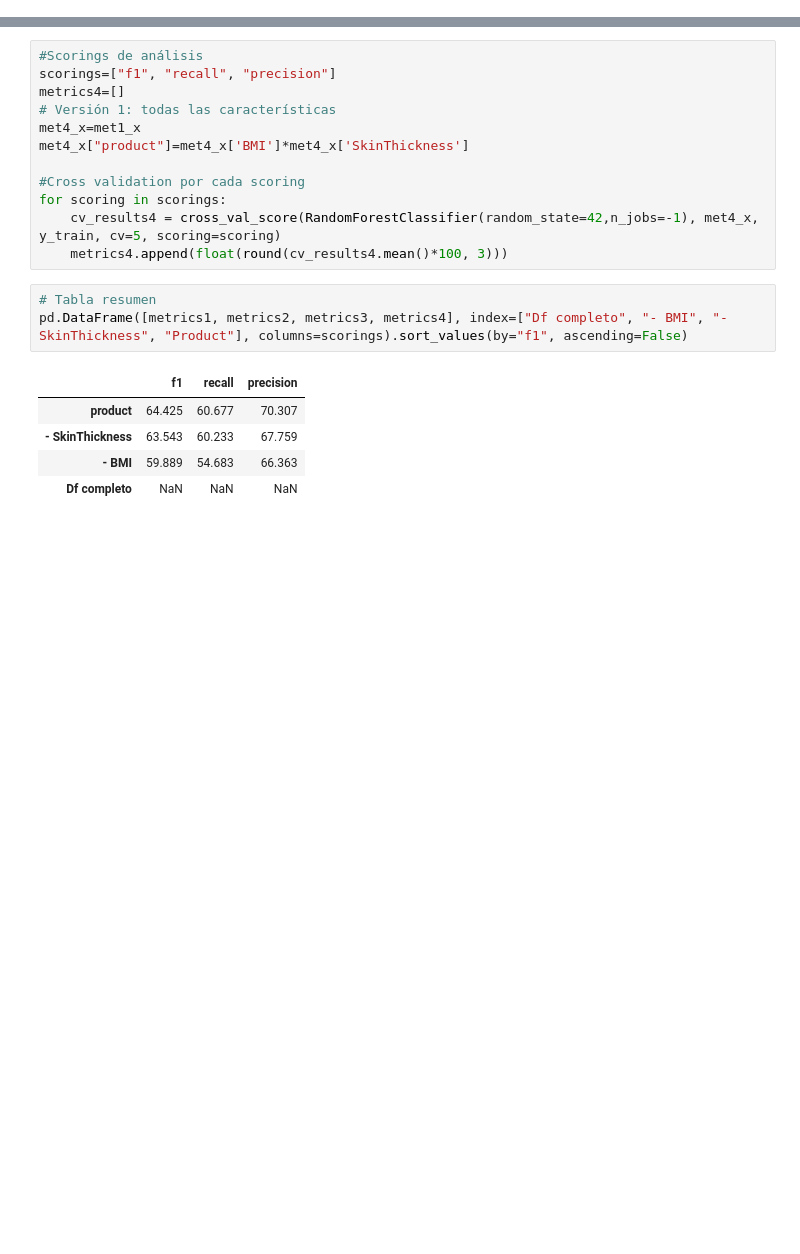
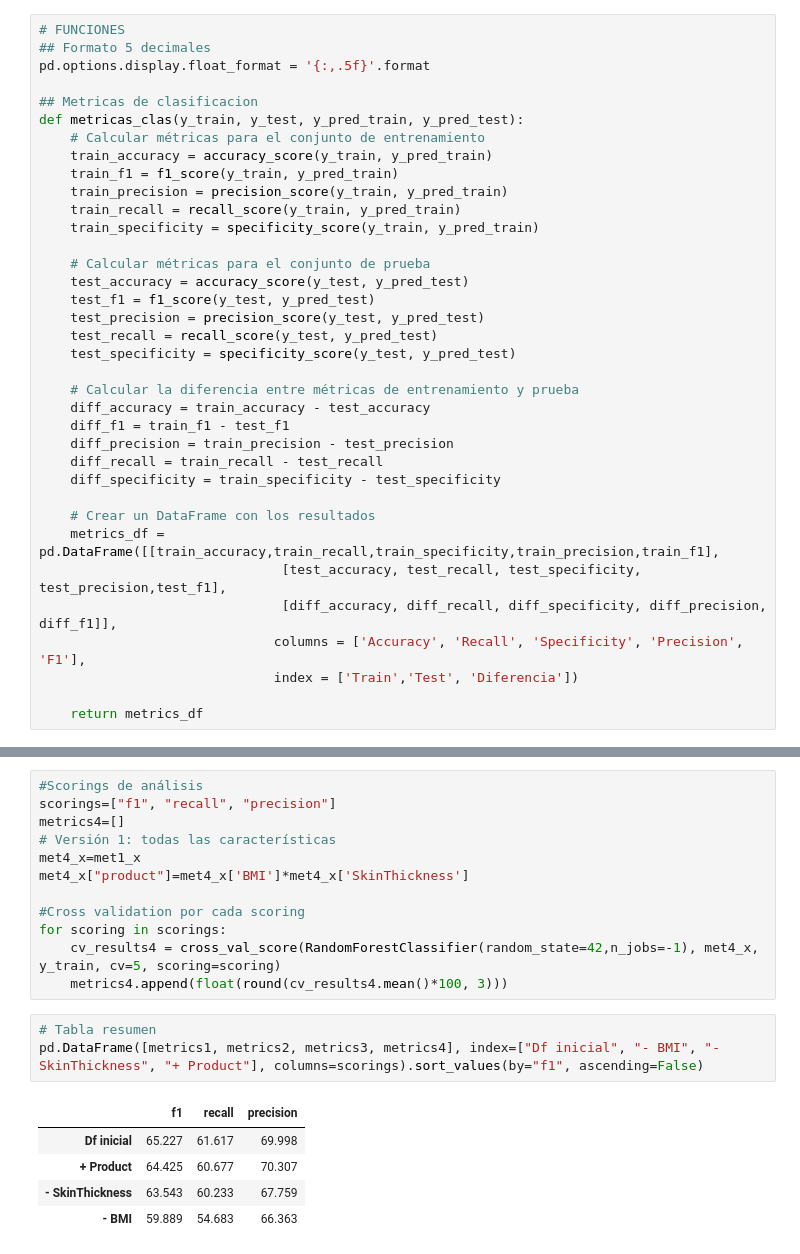
Before and after one commit to jjimvar/intro-ml, a Jupyter notebook: src/04-decission-tree.ipynb, the cells around one changed output, grey strips where cells are left out. Drawn from its saved outputs; the diff is of its cells as text; blank space fills up the shorter version.

```diff
--- a/src/04-decission-tree.ipynb
+++ b/src/04-decission-tree.ipynb
@@ -20,3 +23,39 @@ from sklearn.preprocessing import RobustScaler
+# %%
+# FUNCIONES
+## Formato 5 decimales
+pd.options.display.float_format = '{:,.5f}'.format
+
+## Metricas de clasificacion
+def metricas_clas(y_train, y_test, y_pred_train, y_pred_test):
+    # Calcular métricas para el conjunto de entrenamiento
+    train_accuracy = accuracy_score(y_train, y_pred_train)
+    train_f1 = f1_score(y_train, y_pred_train)
+    train_precision = precision_score(y_train, y_pred_train)
+    train_recall = recall_score(y_train, y_pred_train)
+    train_specificity = specificity_score(y_train, y_pred_train)
+
+    # Calcular métricas para el conjunto de prueba
+    test_accuracy = accuracy_score(y_test, y_pred_test)
+    test_f1 = f1_score(y_test, y_pred_test)
+    test_precision = precision_score(y_test, y_pred_test)
+    test_recall = recall_score(y_test, y_pred_test)
+    test_specificity = specificity_score(y_test, y_pred_test)
+
+    # Calcular la diferencia entre métricas de entrenamiento y prueba
+    diff_accuracy = train_accuracy - test_accuracy
+    diff_f1 = train_f1 - test_f1
+    diff_precision = train_precision - test_precision
+    diff_recall = train_recall - test_recall
+    diff_specificity = train_specificity - test_specificity
+
+    # Crear un DataFrame con los resultados
+    metrics_df = pd.DataFrame([[train_accuracy,train_recall,train_specificity,train_precision,train_f1],
+                               [test_accuracy, test_recall, test_specificity, test_precision,test_f1],
+                               [diff_accuracy, diff_recall, diff_specificity, diff_precision, diff_f1]],
+                              columns = ['Accuracy', 'Recall', 'Specificity', 'Precision', 'F1'],
+                              index = ['Train','Test', 'Diferencia'])
+
+    return metrics_df
 # %% [markdown]
 # **0. CONTEXTO Y CARGA DATOS**
 # %% [markdown]
@@ -834,10 +838,10 @@ for scoring in scorings:
     metrics4.append(float(round(cv_results4.mean()*100, 3)))
 # %%
 # Tabla resumen
-pd.DataFrame([metrics1, metrics2, metrics3, metrics4], index=["Df completo", "- BMI", "- SkinThickness", "Product"], columns=scorings).sort_values(by="f1", ascending=False)
+pd.DataFrame([metrics1, metrics2, metrics3, metrics4], index=["Df inicial", "- BMI", "- SkinThickness", "+ Product"], columns=scorings).sort_values(by="f1", ascending=False)
 # %% [output]
 |  | f1 | recall | precision |
-| product | 64.425 | 60.677 | 70.307 |
+| Df inicial | 65.227 | 61.617 | 69.998 |
+| + Product | 64.425 | 60.677 | 70.307 |
 | - SkinThickness | 63.543 | 60.233 | 67.759 |
 | - BMI | 59.889 | 54.683 | 66.363 |
-| Df completo | NaN | NaN | NaN |
```
Also changed, not shown: parts of 28 cells of this notebook, 6 other files.
